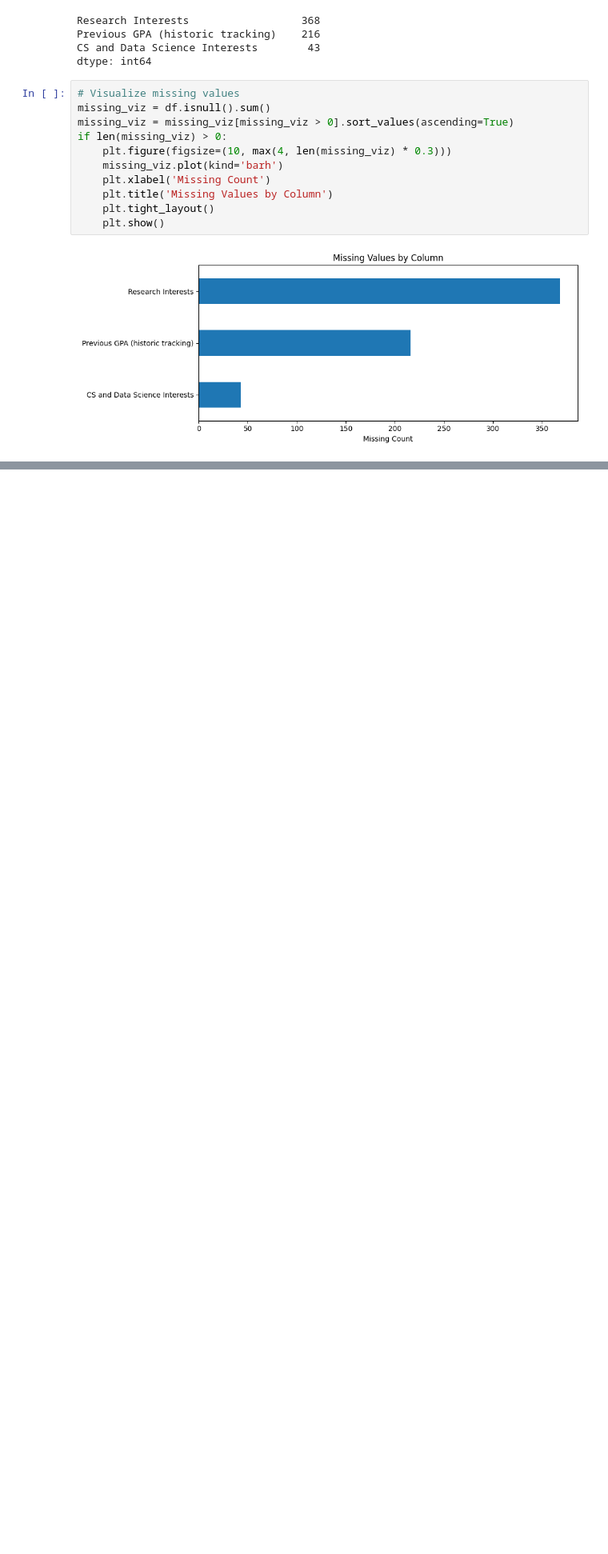
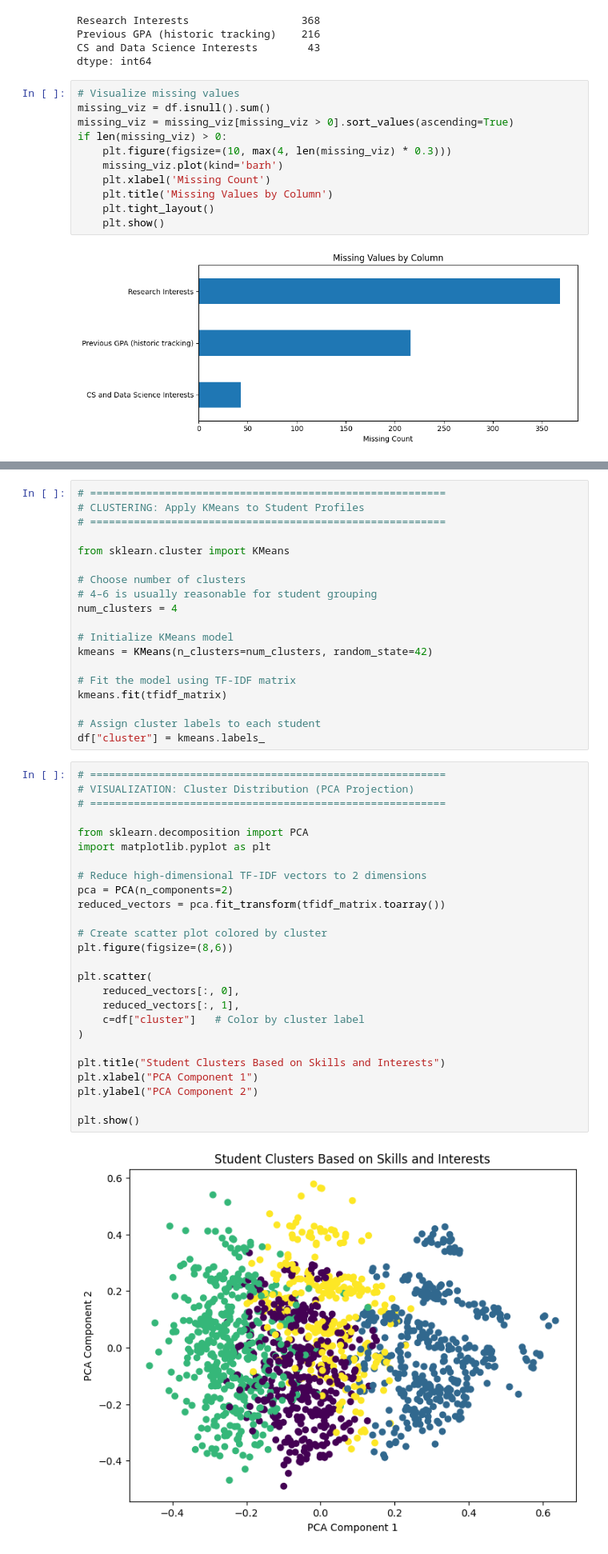
Before and after one commit to hellen-noeline/AI-Enabled-peer-to-peer-learning-framework, a Jupyter notebook: The Actual Educonnect/Educonnect/notebooks/us_students_ml_pipeline.ipynb, the cells around one changed output, grey strips where cells are left out. Shown at 80% size. Saved outputs shown, nothing was run; the diff lists cells and outputs as text; blank space fills up the shorter version.

```diff
--- a/The Actual Educonnect/Educonnect/notebooks/us_students_ml_pipeline.ipynb
+++ b/The Actual Educonnect/Educonnect/notebooks/us_students_ml_pipeline.ipynb
@@ -404,0 +253,47 @@ print('\nCluster assignments saved in df["cluster"] for study group recommendati
+# %%
+# =========================================================
+# CLUSTERING: Apply KMeans to Student Profiles
+# =========================================================
+
+from sklearn.cluster import KMeans
+
+# Choose number of clusters
+# 4–6 is usually reasonable for student grouping
+num_clusters = 4
+
+# Initialize KMeans model
+kmeans = KMeans(n_clusters=num_clusters, random_state=42)
+
+# Fit the model using TF-IDF matrix
+kmeans.fit(tfidf_matrix)
+
+# Assign cluster labels to each student
+df["cluster"] = kmeans.labels_
+# %%
+# =========================================================
+# VISUALIZATION: Cluster Distribution (PCA Projection)
+# =========================================================
+
+from sklearn.decomposition import PCA
+import matplotlib.pyplot as plt
+
+# Reduce high-dimensional TF-IDF vectors to 2 dimensions
+pca = PCA(n_components=2)
+reduced_vectors = pca.fit_transform(tfidf_matrix.toarray())
+
+# Create scatter plot colored by cluster
+plt.figure(figsize=(8,6))
+
+plt.scatter(
+    reduced_vectors[:, 0],
+    reduced_vectors[:, 1],
+    c=df["cluster"]   # Color by cluster label
+)
+
+plt.title("Student Clusters Based on Skills and Interests")
+plt.xlabel("PCA Component 1")
+plt.ylabel("PCA Component 2")
+
+plt.show()
+# %% [output]
+[figure, added]
```
Also changed, not shown: parts of 39 cells of this notebook, 4 other files.
